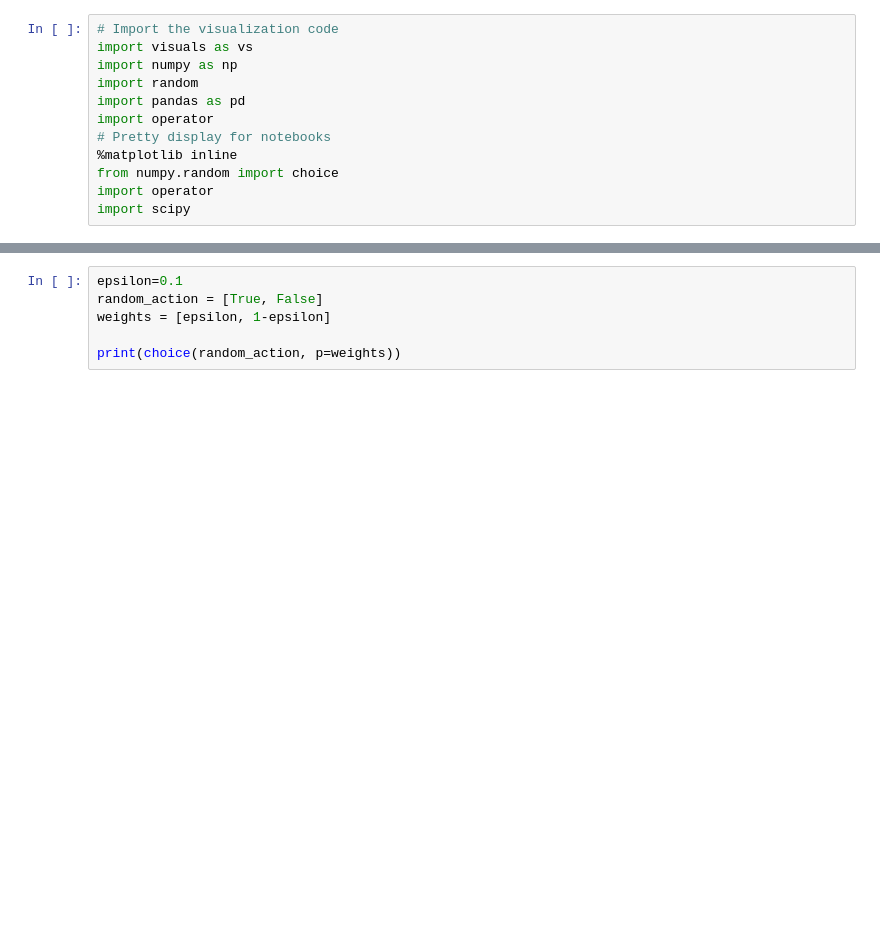
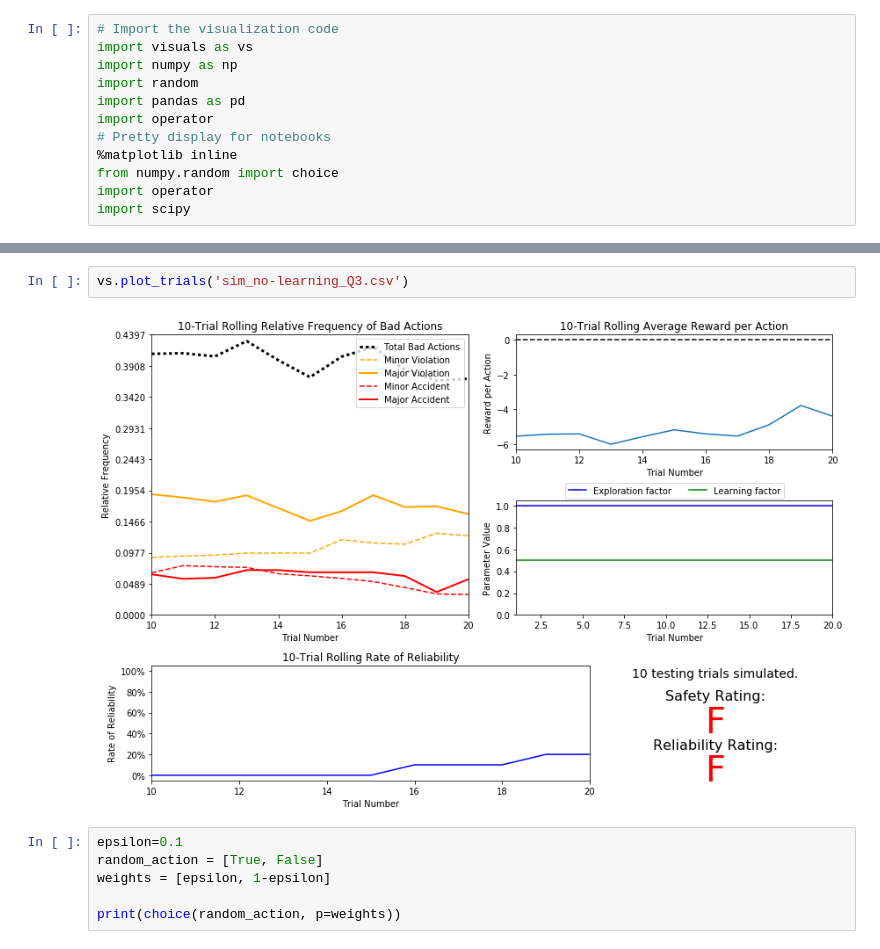
Before and after one commit to yifanxie/Udacity_MLND, a Jupyter notebook: projects/smartcab/Running.ipynb, the cells around one changed output, grey strips where cells are left out. Saved outputs shown, nothing was run; the diff lists cells and outputs as text; blank space fills up the shorter version.

```diff
--- a/projects/smartcab/Running.ipynb
+++ b/projects/smartcab/Running.ipynb
@@ -13,3 +39,7 @@ import scipy
+# %%
+vs.plot_trials('sim_no-learning_Q3.csv')
+# %% [output]
+[figure, added]
 # %%
 epsilon=0.1
 random_action = [True, False]
```
Also changed, not shown: parts of 2 cells of this notebook, 2 other files.
